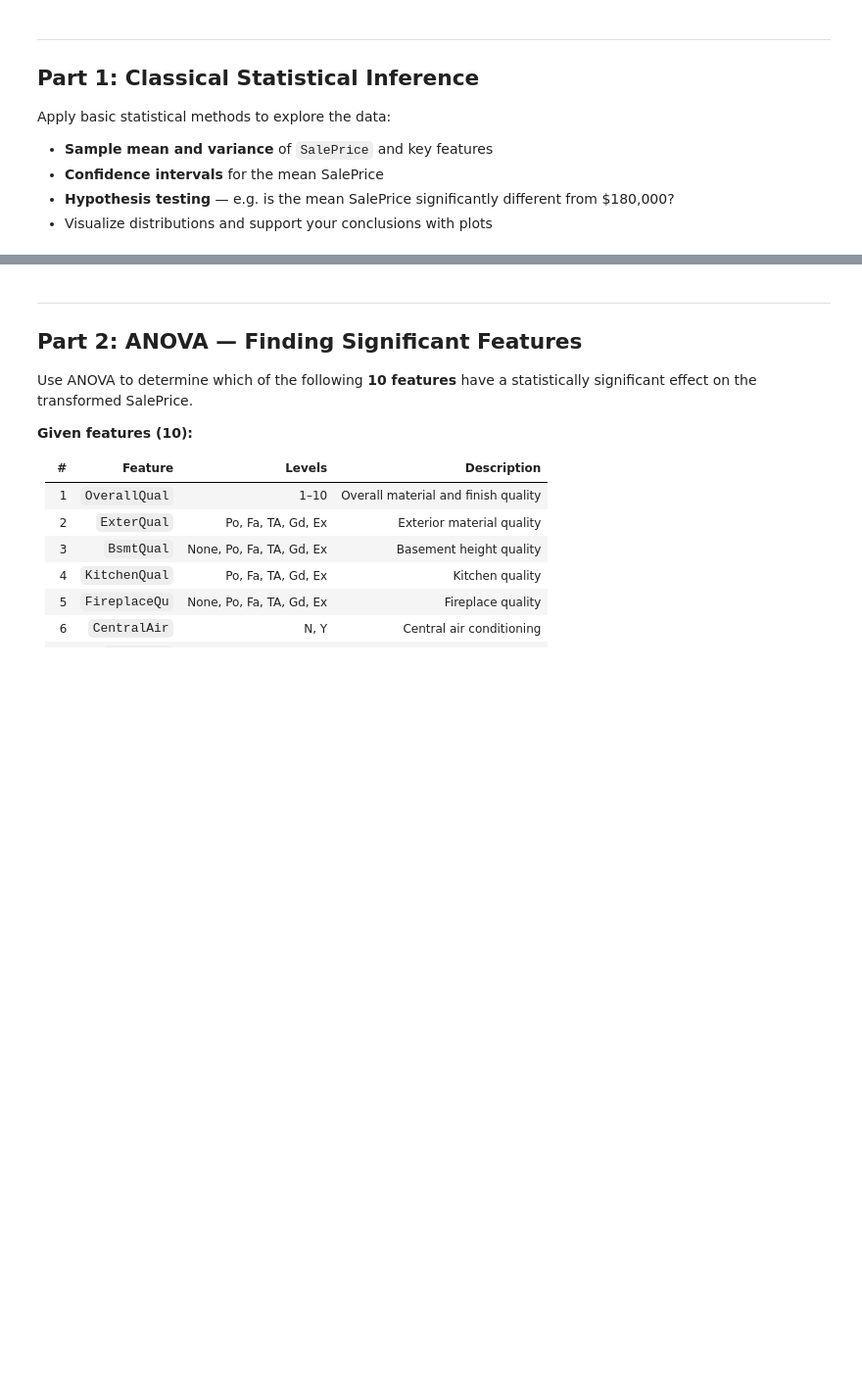
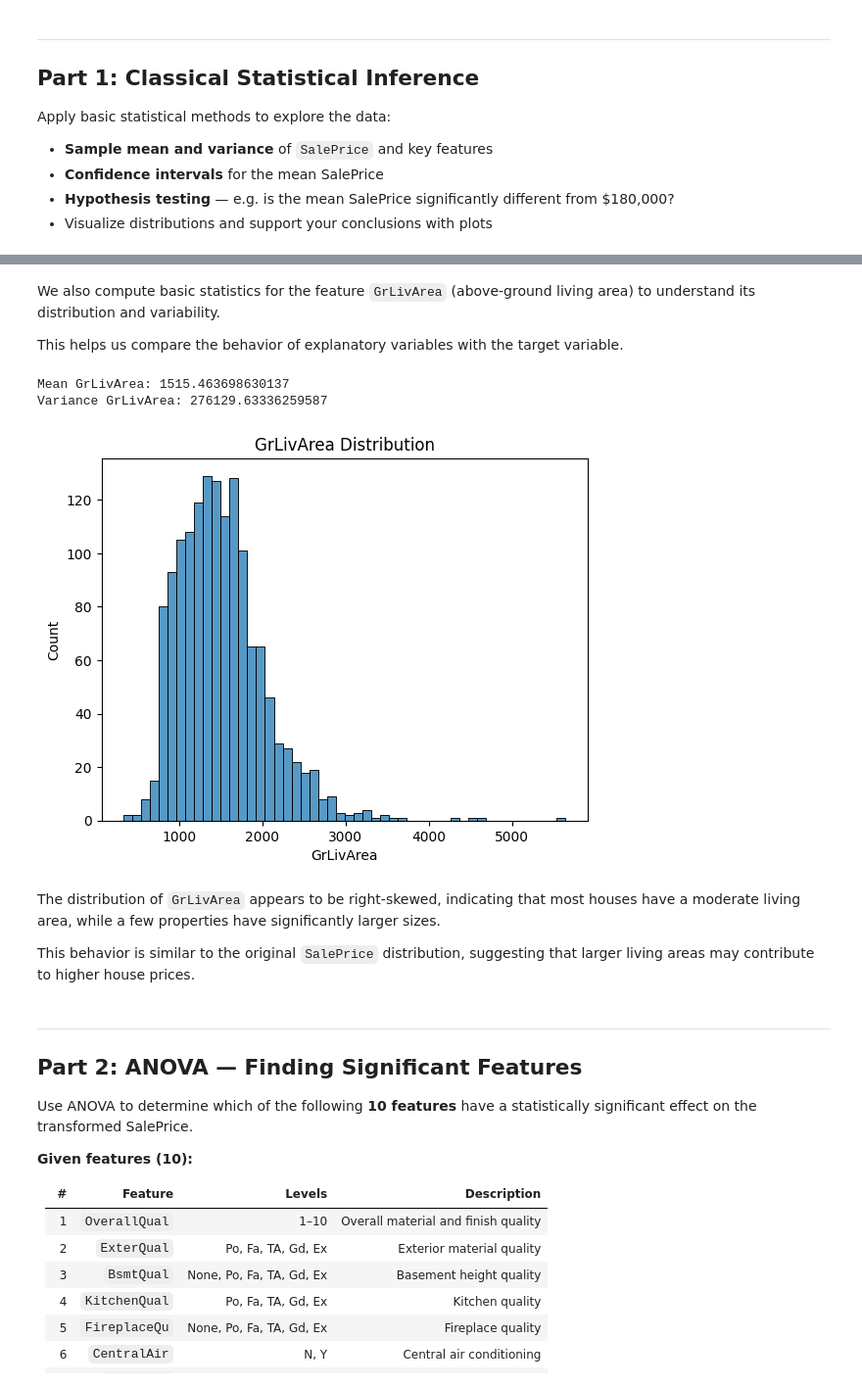
Before and after one commit to Ziedellouzi/house-prices-project, a Jupyter notebook: notebooks/project_TONID.ipynb, the cells around one changed output, grey strips where cells are left out. Shown at 98% size. Cells and saved outputs as stored; diff of their text form; code cells hidden in the pictures; blank space fills up the shorter version.

```diff
--- a/notebooks/project_TONID.ipynb
+++ b/notebooks/project_TONID.ipynb
@@ -105,3 +184,26 @@ Apply basic statistical methods to explore the data:
+# %% [markdown]
+We also compute basic statistics for the feature `GrLivArea` (above-ground living area) to understand its distribution and variability.
+
+This helps us compare the behavior of explanatory variables with the target variable.
+# %%
+mean_area = train['GrLivArea'].mean()
+var_area = train['GrLivArea'].var()
+
+print("Mean GrLivArea:", mean_area)
+print("Variance GrLivArea:", var_area)
+# %% [output]
+Mean GrLivArea: 1515.463698630137
+Variance GrLivArea: 276129.63336259587
+# %%
+sns.histplot(train['GrLivArea'], bins=50)
+plt.title("GrLivArea Distribution")
+plt.show()
+# %% [output]
+[figure, added]
+# %% [markdown]
+The distribution of `GrLivArea` appears to be right-skewed, indicating that most houses have a moderate living area, while a few properties have significantly larger sizes.
+
+This behavior is similar to the original `SalePrice` distribution, suggesting that larger living areas may contribute to higher house prices.
 # %% [markdown]
 ---
 ## Part 2: ANOVA — Finding Significant Features
```
Also changed, not shown: parts of 60 cells of this notebook.
